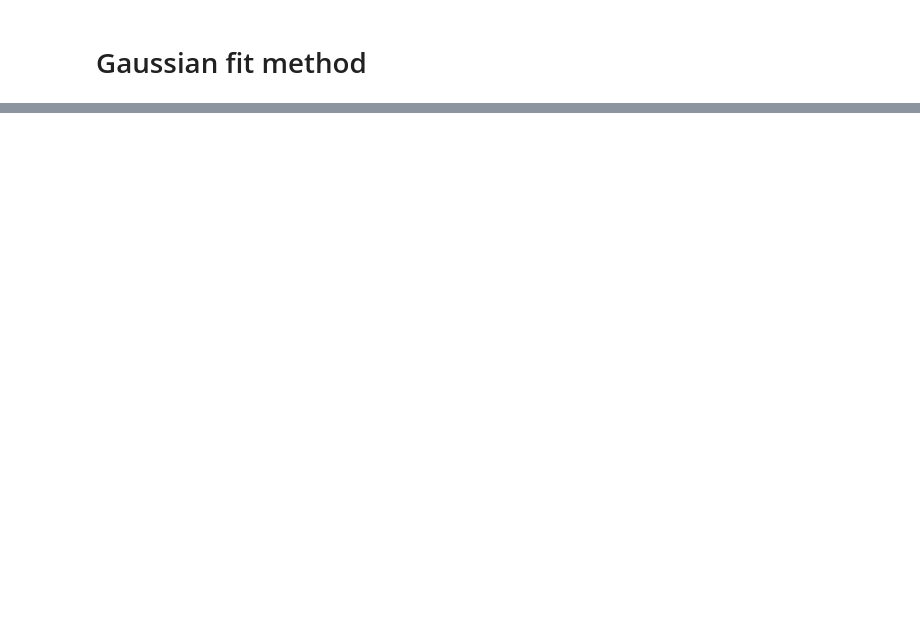
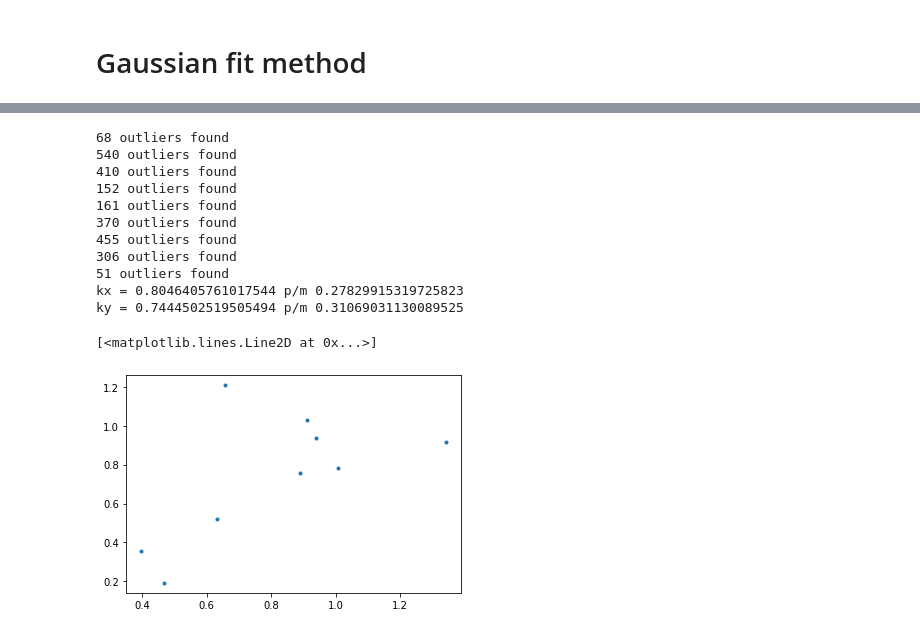
Before and after one commit to Ham0osh/Phys322W-OT, a Jupyter notebook: notebook.ipynb, the cells around one changed output, grey strips where cells are left out. Cells and saved outputs as stored; diff of their text form; code cells hidden in the pictures; blank space fills up the shorter version.

```diff
--- a/notebook.ipynb
+++ b/notebook.ipynb
@@ -293,0 +320,35 @@ k = 1.299943228197177e-06 [N/m]
+# %%
+filenames = glob('data/reproducibility/*')
+filenames.pop(-1)
+k_arr = []
+for filename in filenames:
+    ret = extract_data(filename)
+
+
+    analysis2 = gaussian_analysis(ret.x_dec, ret.y_dec)
+    # print(f"Via Gaussian Fit Method\nk_x = {analysis2.k_x}\nk_y = {analysis2.k_y}")
+    k_arr.append([analysis2.k_x, analysis2.k_y])
+    k_x, k_y = get_k_equipartition(ret.x_dec, ret.y_dec)
+    # print(f"Via equipartition\nk_x = {k_x}\nk_y = {k_y}")
+
+
+k_arr = np.array(k_arr)
+print(f"kx = {np.mean(k_arr[:,0])} p/m {np.std(k_arr[:,0])}")
+print(f"ky = {np.mean(k_arr[:,1])} p/m {np.std(k_arr[:,1])}")
+
+plt.show()
+plt.plot(k_arr[:,0], k_arr[:,1], '.')
+# %% [output]
+68 outliers found
+540 outliers found
+410 outliers found
+152 outliers found
+161 outliers found
+370 outliers found
+455 outliers found
+306 outliers found
+51 outliers found
+kx = 0.8046405761017544 p/m 0.27829915319725823
+ky = 0.7444502519505494 p/m 0.31069031130089525
+[<matplotlib.lines.Line2D at 0x...>]
+[figure, added]
```
Also changed, not shown: parts of 8 cells of this notebook, 29 other files.
